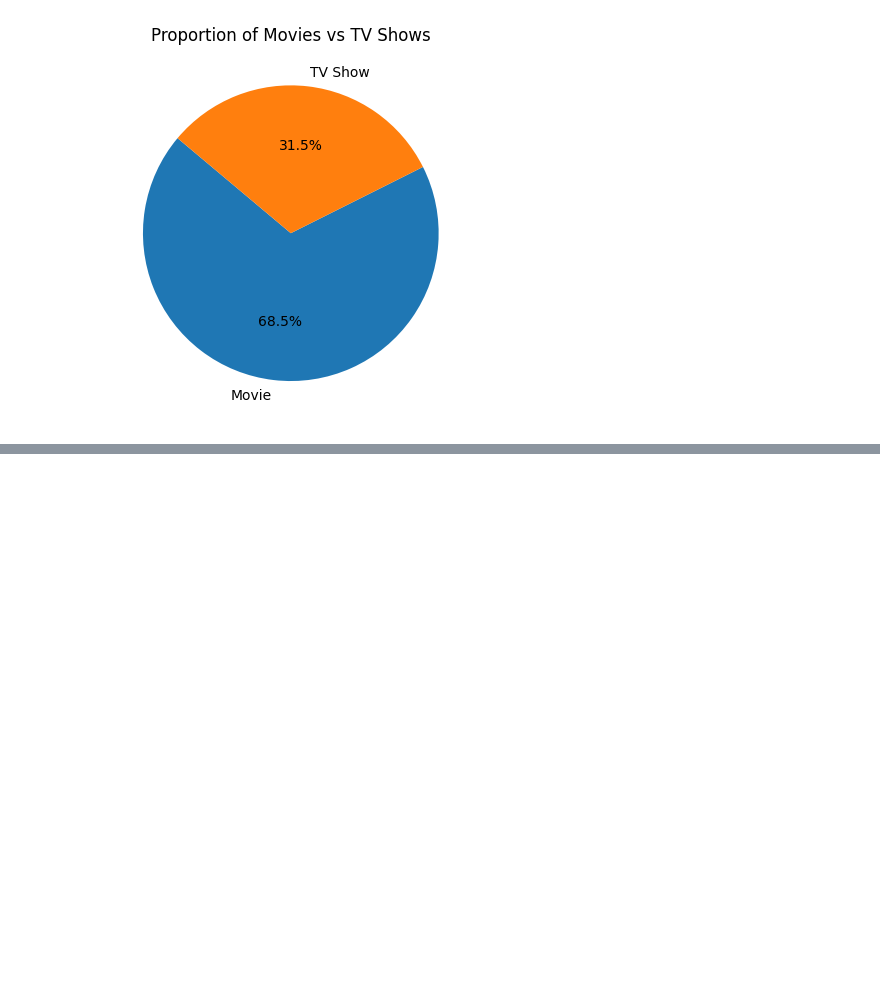
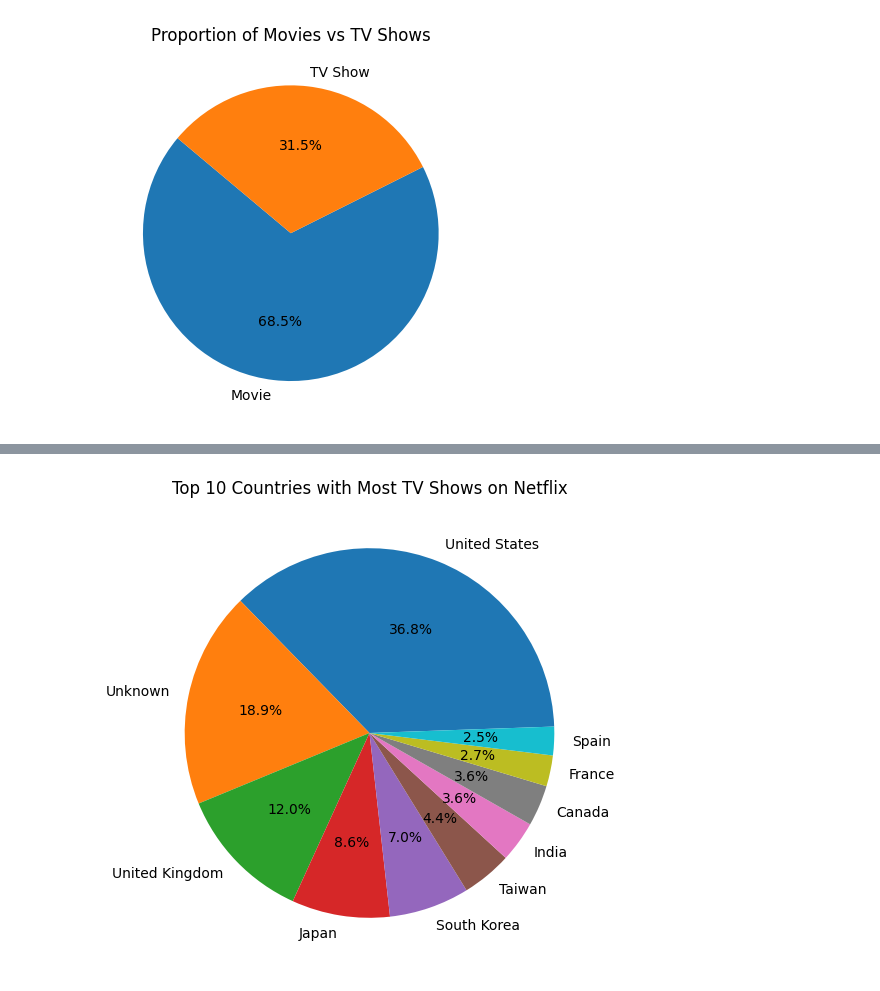
Before and after one commit to Ridima28/netflix-data-analysis, a Jupyter notebook: Netflix-ED.ipynb, the cells around one changed output, grey strips where cells are left out. Cells and saved outputs as stored; diff of their text form; code cells hidden in the pictures; blank space fills up the shorter version.

```diff
--- a/Netflix-ED.ipynb
+++ b/Netflix-ED.ipynb
@@ -139,0 +170,16 @@ plt.show()
+# %%
+movie = data[data['type'] == 'TV Show']
+
+country_share = movie['country'].value_counts().head(10)
+
+plt.figure(figsize=(10,6))
+plt.pie(
+    country_share,
+    labels=country_share.index,
+    autopct='%1.1f%%',
+    startangle=2
+)
+plt.title('Top 10 Countries with Most TV Shows on Netflix')
+plt.savefig("Top 10 Countries with Most TV Shows on Netflix.png")
+# %% [output]
+[figure, added]
```
Also changed, not shown: parts of 17 cells of this notebook, 14 other files.
